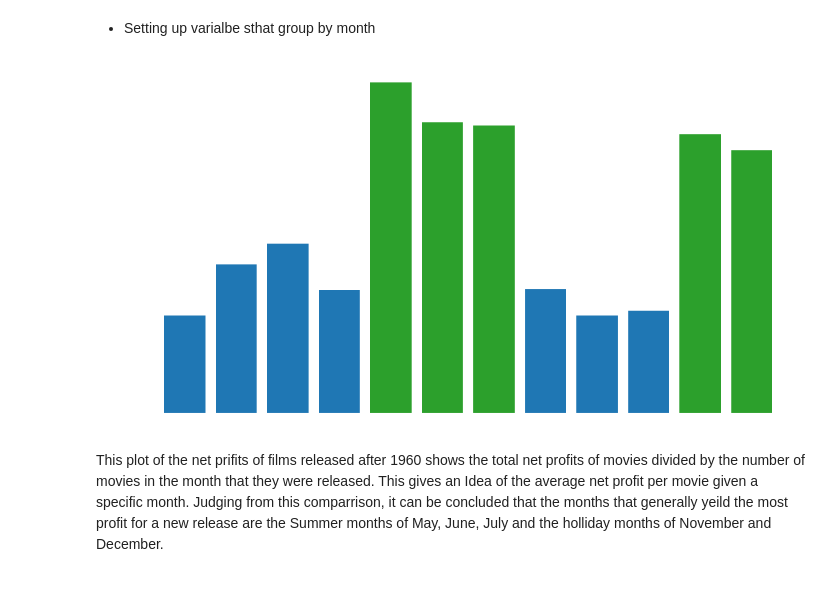
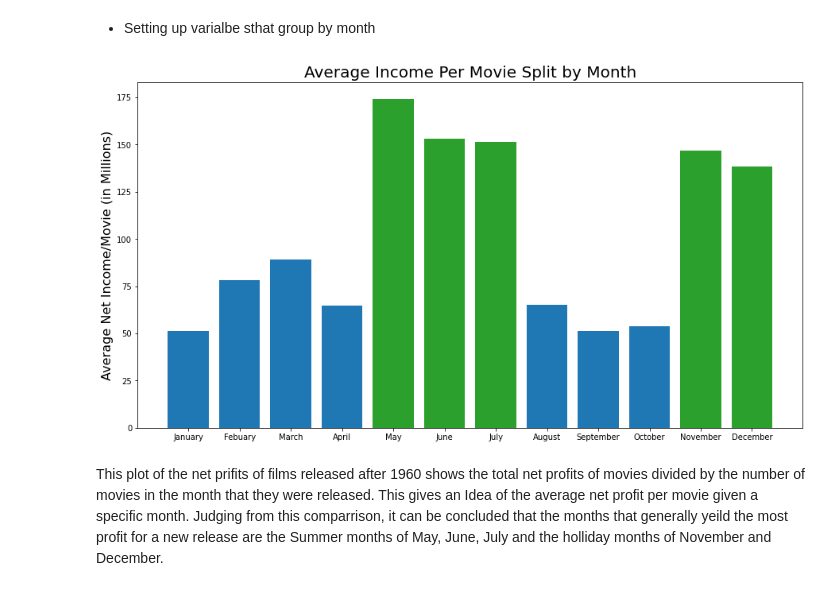
Before and after one commit to JCherryA050/phase_1_project, a Jupyter notebook: working_notebooks/project_notebook_ajc.ipynb, the cells around one changed output. Drawn from its saved outputs; the diff is of its cells as text; code cells hidden in the pictures.

```diff
--- a/working_notebooks/project_notebook_ajc.ipynb
+++ b/working_notebooks/project_notebook_ajc.ipynb
@@ -100,20 +100,24 @@ domestic_gross_per_movie_by_month = tn_df.groupby('month').sum()['domestic_gross
 # %%
 fig, ax = plt.subplots(figsize=(15,8))
 ax.bar(month_map.values(),world_gross_per_movie_by_month/1000000\
     ,color=color_map)
-ax.set_ylabel('Average Net Income/Movie (in Millions)')
-ax.spines['bottom'].set_color('white')
-ax.spines['top'].set_color('white')
-ax.spines['left'].set_color('white')
-ax.spines['right'].set_color('white')
-ax.yaxis.label.set_color('white')
-ax.tick_params(axis='x', colors='white')
-ax.yaxis.label.set_color('white')
-ax.tick_params(axis='y', colors='white')
+ax.set_ylabel('Average Net Income/Movie (in Millions)',Fontsize=16)
+ax.set_title('Average Income Per Movie Split by Month',Fontsize=20)
+#ax.title.set_color('white')
+# ax.spines['bottom'].set_color('white')
+# ax.spines['top'].set_color('white')
+# ax.spines['left'].set_color('white')
+# ax.spines['right'].set_color('white')
+# ax.yaxis.label.set_color('white')
+#ax.tick_params(axis='x', colors='white')
+# ax.yaxis.label.set_color('white')
+# ax.tick_params(axis='y', colors='white')
+# ax.set_yticklabels(Fontsize=14);
+
 
 fig.savefig('../images/gross_income_by_month.png', transparent=True)
 # %% [output]
-[figure, old version]
+[figure, new version]
 # %% [markdown]
 This plot of the net prifits of films released after 1960 shows the total net profits of movies divided by the number of movies in the month that they were released. This gives an Idea of the average net profit per movie given a specific month. Judging from this comparrison, it can be concluded that the months that generally yeild the most profit for a new release are the Summer months of May, June, July and the holliday months of November and December.
 # %% [markdown]
```
Also changed, not shown: parts of 7 cells of this notebook, 4 other files.
